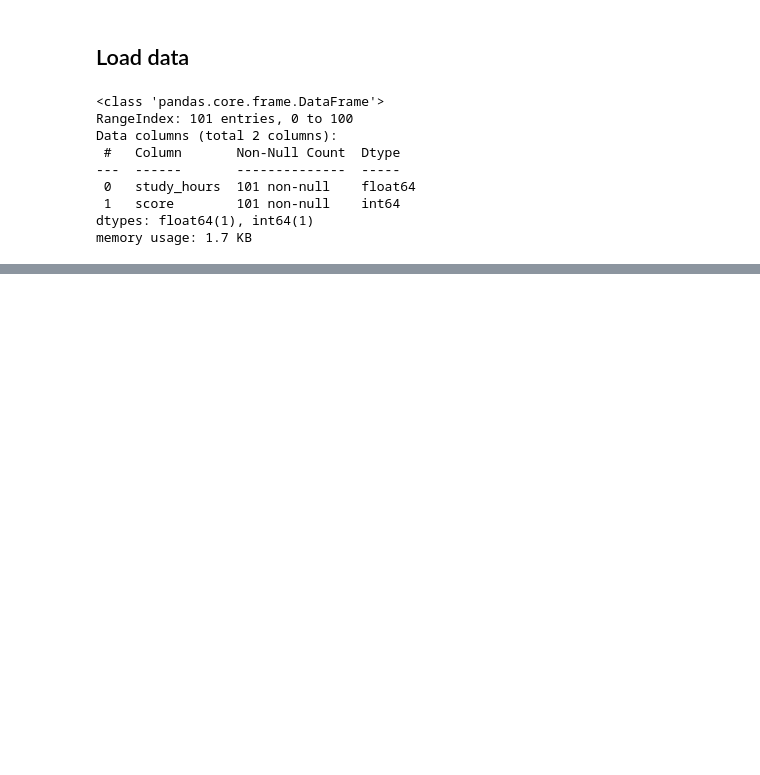
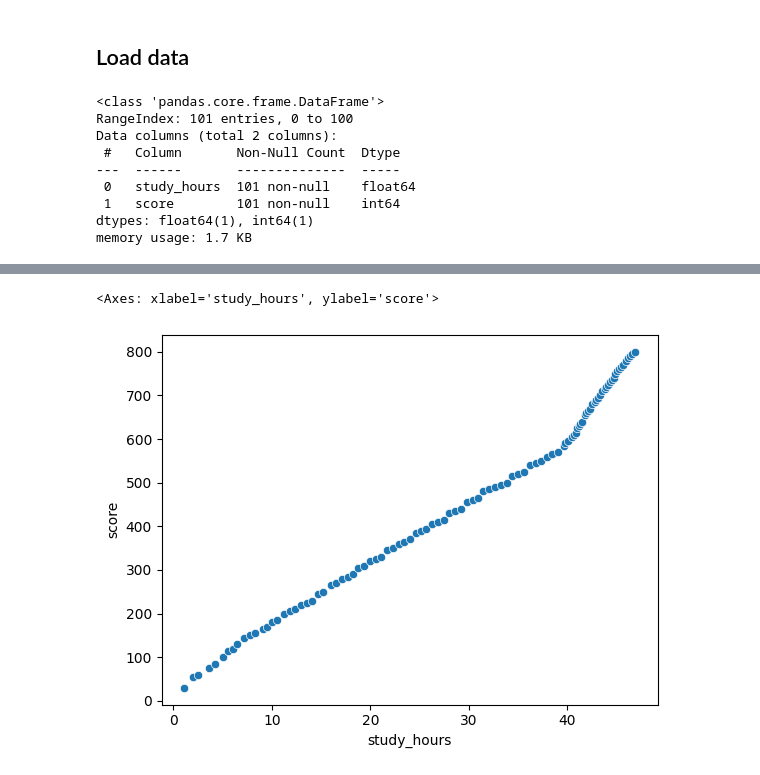
Before and after one commit to Suyannesara/ML_score_prevision, a Jupyter notebook: score_model.ipynb, the cells around one changed output, grey strips where cells are left out. Cells and saved outputs as stored; diff of their text form; code cells hidden in the pictures; blank space fills up the shorter version.

Commit message:
✨ exploring data

```diff
--- a/score_model.ipynb
+++ b/score_model.ipynb
@@ -26,0 +57,9 @@ memory usage: 1.7 KB
+# %%
+# Dispersion Plot (see how these variables are realated in a cartesian plan)
+# X = study_hourd (independent variable)
+# y = score (dependent variable)
+
+sns.scatterplot(data=df_scores, x='study_hours', y='score')
+# %% [output]
+<Axes: xlabel='study_hours', ylabel='score'>
+[figure, added]
```
Also changed, not shown: parts of 9 cells of this notebook.
